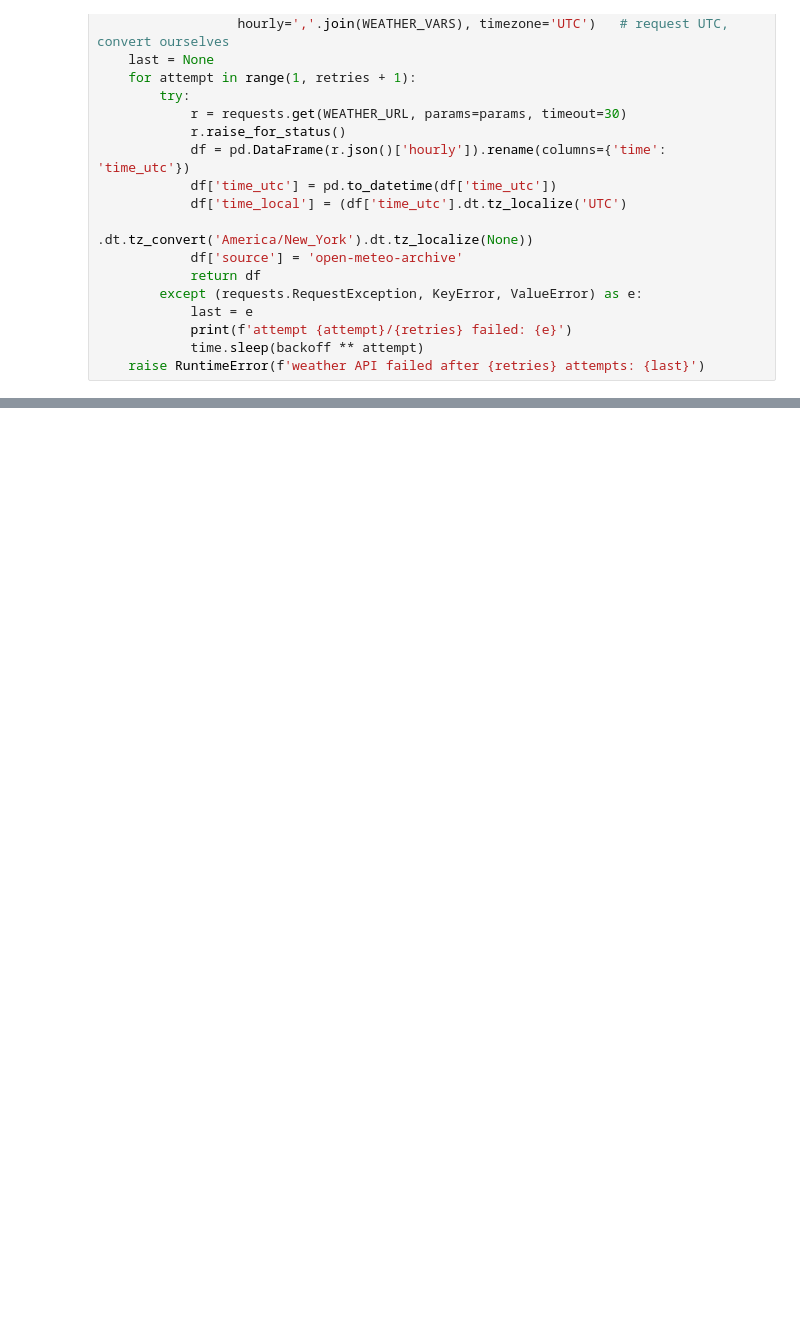
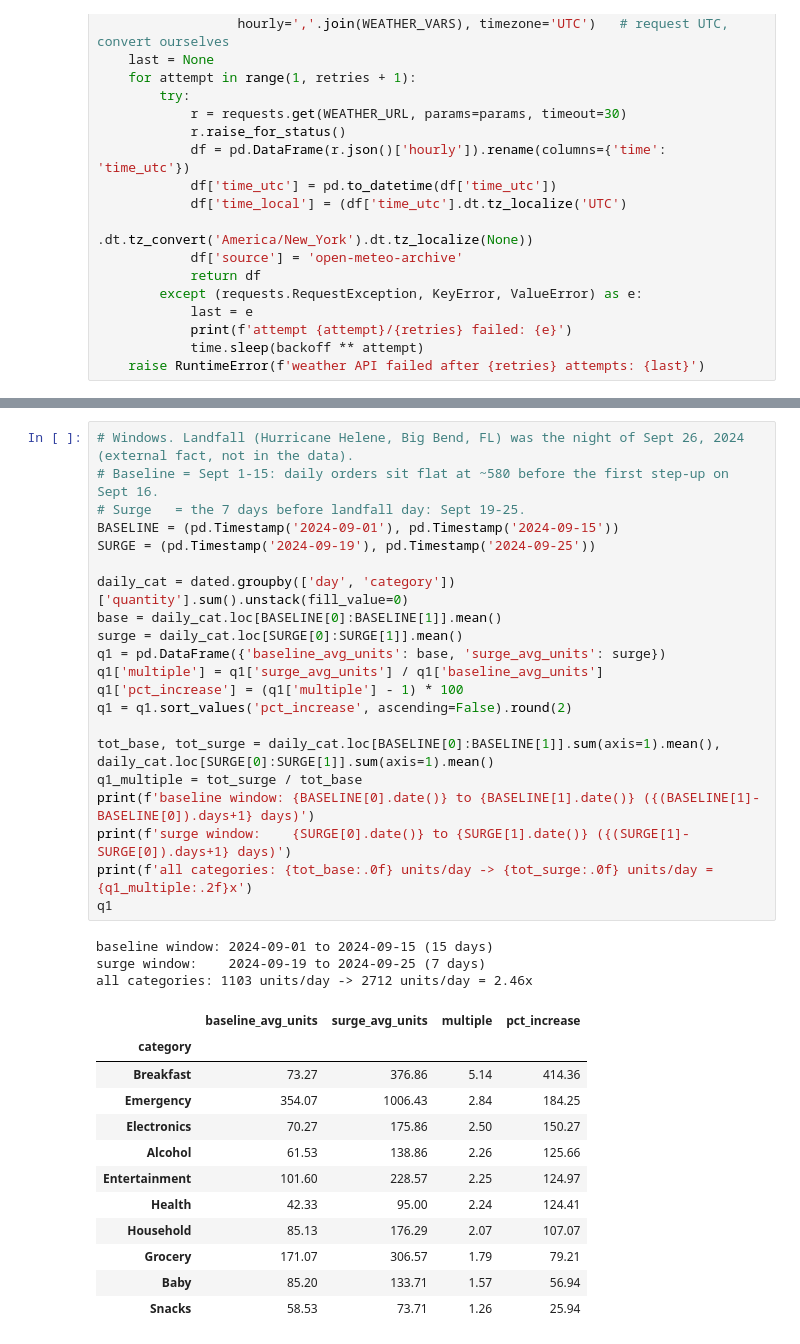
Before and after one commit to Kminhas21/walmart-hurricane-project, a Jupyter notebook: notebooks/team_notebook.ipynb, the cells around one changed output, grey strips where cells are left out. Drawn from its saved outputs; the diff is of its cells as text; blank space fills up the shorter version.

```diff
--- a/notebooks/team_notebook.ipynb
+++ b/notebooks/team_notebook.ipynb
@@ -336,0 +341,37 @@ data source: ['open-meteo-archive'] (live API call, no fallback file used)
+# %%
+# Windows. Landfall (Hurricane Helene, Big Bend, FL) was the night of Sept 26, 2024 (external fact, not in the data).
+# Baseline = Sept 1-15: daily orders sit flat at ~580 before the first step-up on Sept 16.
+# Surge   = the 7 days before landfall day: Sept 19-25.
+BASELINE = (pd.Timestamp('2024-09-01'), pd.Timestamp('2024-09-15'))
+SURGE = (pd.Timestamp('2024-09-19'), pd.Timestamp('2024-09-25'))
+
+daily_cat = dated.groupby(['day', 'category'])['quantity'].sum().unstack(fill_value=0)
+base = daily_cat.loc[BASELINE[0]:BASELINE[1]].mean()
+surge = daily_cat.loc[SURGE[0]:SURGE[1]].mean()
+q1 = pd.DataFrame({'baseline_avg_units': base, 'surge_avg_units': surge})
+q1['multiple'] = q1['surge_avg_units'] / q1['baseline_avg_units']
+q1['pct_increase'] = (q1['multiple'] - 1) * 100
+q1 = q1.sort_values('pct_increase', ascending=False).round(2)
+
+tot_base, tot_surge = daily_cat.loc[BASELINE[0]:BASELINE[1]].sum(axis=1).mean(), daily_cat.loc[SURGE[0]:SURGE[1]].sum(axis=1).mean()
+q1_multiple = tot_surge / tot_base
+print(f'baseline window: {BASELINE[0].date()} to {BASELINE[1].date()} ({(BASELINE[1]-BASELINE[0]).days+1} days)')
+print(f'surge window:    {SURGE[0].date()} to {SURGE[1].date()} ({(SURGE[1]-SURGE[0]).days+1} days)')
+print(f'all categories: {tot_base:.0f} units/day -> {tot_surge:.0f} units/day = {q1_multiple:.2f}x')
+q1
+# %% [output]
+baseline window: 2024-09-01 to 2024-09-15 (15 days)
+surge window:    2024-09-19 to 2024-09-25 (7 days)
+all categories: 1103 units/day -> 2712 units/day = 2.46x
+|  | baseline_avg_units | surge_avg_units | multiple | pct_increase |
+| category |  |  |  |  |
+| Breakfast | 73.27 | 376.86 | 5.14 | 414.36 |
+| Emergency | 354.07 | 1006.43 | 2.84 | 184.25 |
+| Electronics | 70.27 | 175.86 | 2.50 | 150.27 |
+| Alcohol | 61.53 | 138.86 | 2.26 | 125.66 |
+| Entertainment | 101.60 | 228.57 | 2.25 | 124.97 |
+| Health | 42.33 | 95.00 | 2.24 | 124.41 |
+| Household | 85.13 | 176.29 | 2.07 | 107.07 |
+| Grocery | 171.07 | 306.57 | 1.79 | 79.21 |
+| Baby | 85.20 | 133.71 | 1.57 | 56.94 |
+| Snacks | 58.53 | 73.71 | 1.26 | 25.94 |
```
Also changed, not shown: parts of 10 cells of this notebook.
